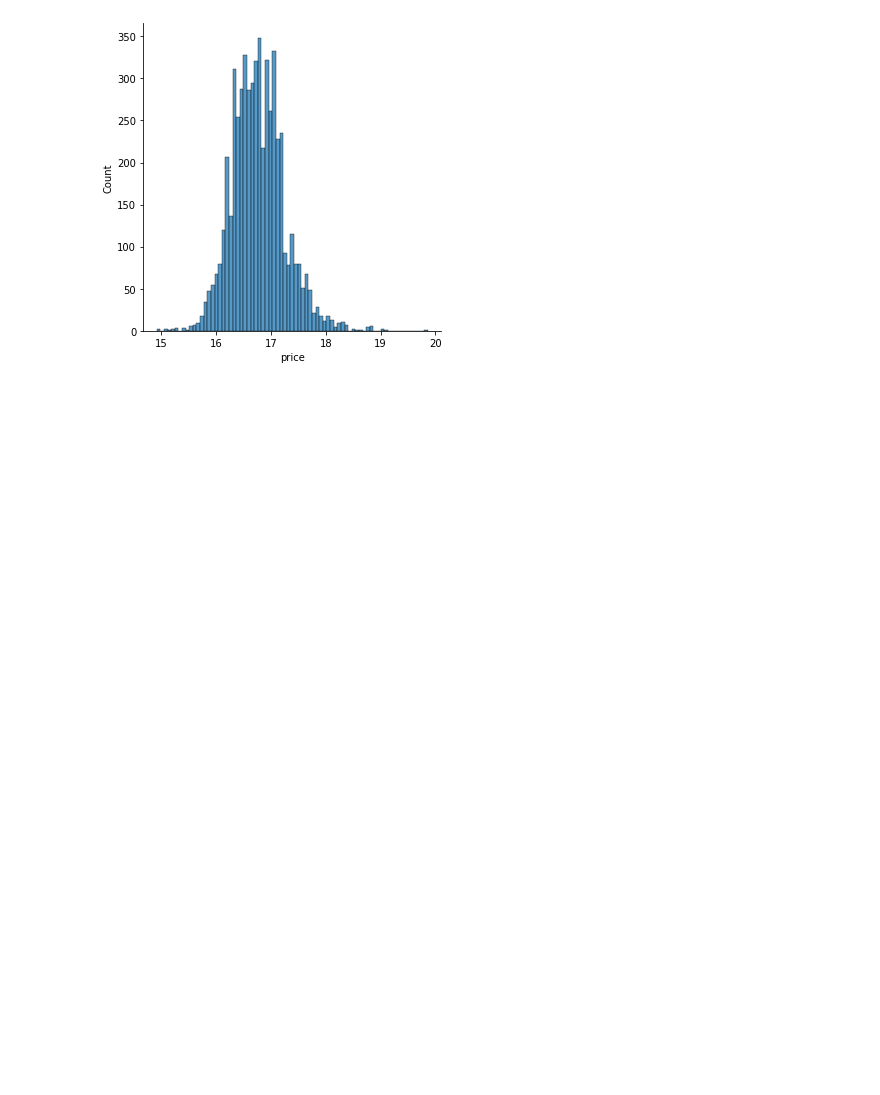
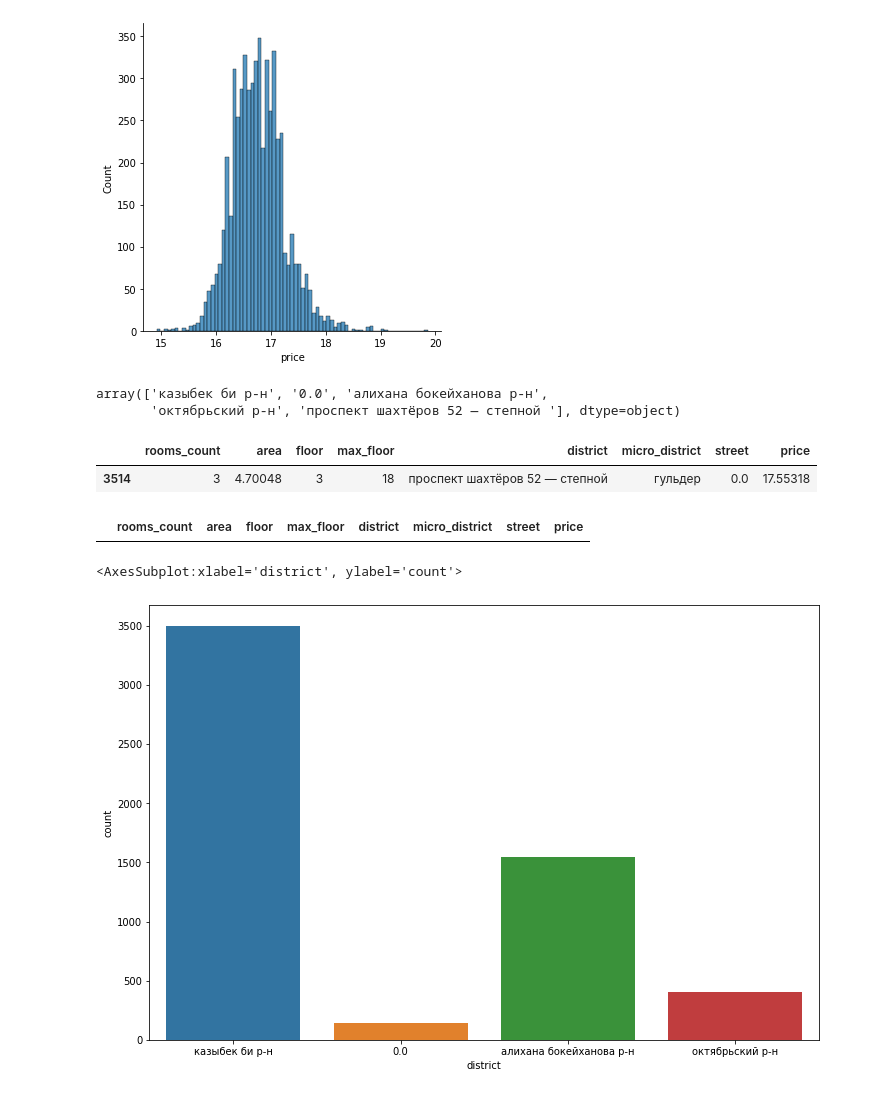
Before and after one commit to Artem123456789/flats_krisha_predictions, a Jupyter notebook: main.ipynb, the cells around one changed output. Saved outputs shown, nothing was run; the diff lists cells and outputs as text; code cells hidden in the pictures; blank space fills up the shorter version.

```diff
--- a/main.ipynb
+++ b/main.ipynb
@@ -196,3 +196,13 @@ sns.displot(data=result_df, x="price")
 # %% [output]
 <seaborn.axisgrid.FacetGrid at 0x...>
 [figure]
+# %%
+result_df["district"].unique()
+# %% [output]
+array(['казыбек би р-н', '0.0', 'алихана бокейханова р-н',
+       'октябрьский р-н', 'проспект шахтёров 52 — степной '], dtype=object)
+# %%
+result_df[result_df["district"] == "проспект шахтёров 52 — степной "]
+# %% [output]
+|  | rooms_count | area | floor | max_floor | district | micro_district | street | price |
+| 3514 | 3 | 4.70048 | 3 | 18 | проспект шахтёров 52 — степной | гульдер | 0.0 | 17.55318 |
@@ -198,0 +211,10 @@ sns.displot(data=result_df, x="price")
+# %%
+result_df[result_df["district"] == "проспект шахтёров 52 — степной "]
+# %% [output]
+|  | rooms_count | area | floor | max_floor | district | micro_district | street | price |
+# %%
+f, ax = plt.subplots(figsize=(12,8))
+sns.countplot(data=result_df, x="district")
+# %% [output]
+<AxesSubplot:xlabel='district', ylabel='count'>
+[figure, added]
```
Also changed, not shown: parts of 16 cells of this notebook.
